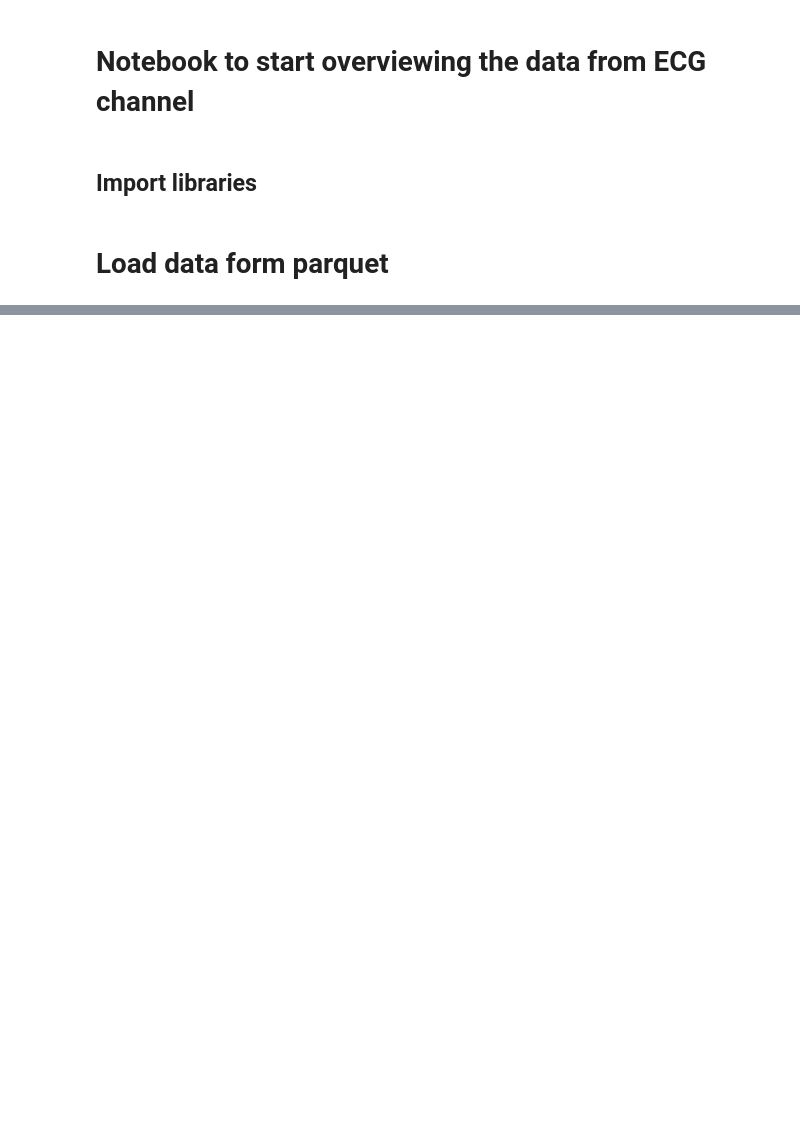
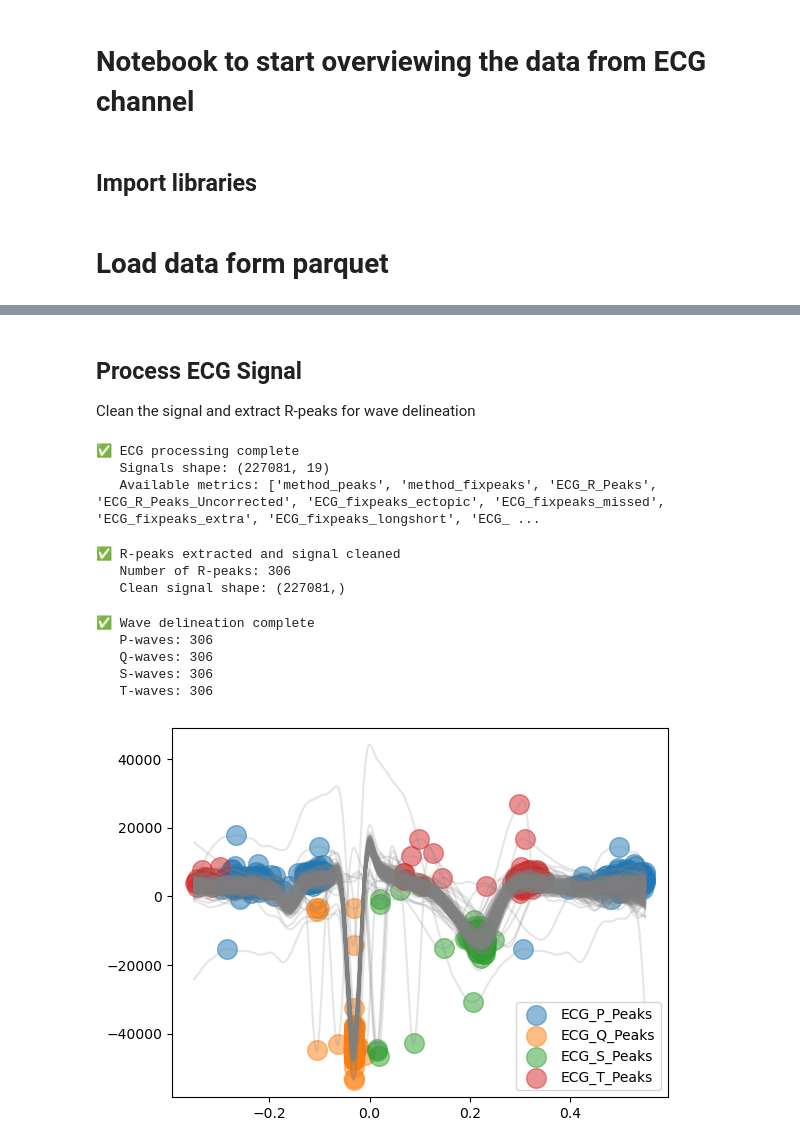
Before and after one commit to TH3PL4Y3R1/brain_heart_psv_sdg, a Jupyter notebook: code/digitspan/overview.ipynb, the cells around one changed output, grey strips where cells are left out. Cells and saved outputs as stored; diff of their text form; code cells hidden in the pictures; blank space fills up the shorter version.

Commit message:
Refactor of overview.ipynb to structure and add metrics

```diff
--- a/code/digitspan/overview.ipynb
+++ b/code/digitspan/overview.ipynb
@@ -27,0 +24,11 @@ nk.ecg_plot(signals, info)
+# %%
+# Constants
+sampling_rate = 1000
+
+# Load data from parquet
+data = pd.read_parquet('./rest_data/sub-032_task-rest_ecg_rest.parquet')
+ecg_signal = data['ECG']
+
+print(f"✅ Data loaded successfully")
+print(f"   Shape: {data.shape}")
+print(f"   Columns: {list(data.columns)}")
@@ -51,0 +41,43 @@ display(hrv_indices)
+# %% [markdown]
+## Process ECG Signal
+
+Clean the signal and extract R-peaks for wave delineation
+# %%
+# Process the ECG signal
+signals, info = nk.ecg_process(data['ECG'], sampling_rate=sampling_rate)
+
+print(f"✅ ECG processing complete")
+print(f"   Signals shape: {signals.shape}")
+print(f"   Available metrics: {list(info.keys())}")
+# %% [output]
+✅ ECG processing complete
+   Signals shape: (227081, 19)
+   Available metrics: ['method_peaks', 'method_fixpeaks', 'ECG_R_Peaks', 'ECG_R_Peaks_Uncorrected', 'ECG_fixpeaks_ectopic', 'ECG_fixpeaks_missed', 'ECG_fixpeaks_extra', 'ECG_fixpeaks_longshort', 'ECG_ ...
+# %%
+# Extract R-peaks and clean signal for delineation
+rpeaks = info['ECG_R_Peaks']
+clean = nk.ecg_clean(ecg_signal, sampling_rate=sampling_rate)
+
+print(f"✅ R-peaks extracted and signal cleaned")
+print(f"   Number of R-peaks: {len(rpeaks)}")
+print(f"   Clean signal shape: {clean.shape}")
+# %% [output]
+✅ R-peaks extracted and signal cleaned
+   Number of R-peaks: 306
+   Clean signal shape: (227081,)
+# %%
+# Perform wave delineation to identify P, QRS, and T waves
+signals_delineate, waves = nk.ecg_delineate(clean, rpeaks=rpeaks, sampling_rate=sampling_rate, method="dwt", show=True)
+
+print(f"✅ Wave delineation complete")
+print(f"   P-waves: {len(waves['ECG_P_Peaks'])}")
+print(f"   Q-waves: {len(waves['ECG_Q_Peaks'])}")
+print(f"   S-waves: {len(waves['ECG_S_Peaks'])}")
+print(f"   T-waves: {len(waves['ECG_T_Peaks'])}")
+# %% [output]
+✅ Wave delineation complete
+   P-waves: 306
+   Q-waves: 306
+   S-waves: 306
+   T-waves: 306
+[figure, added]
```
Also changed, not shown: parts of 16 cells of this notebook.
